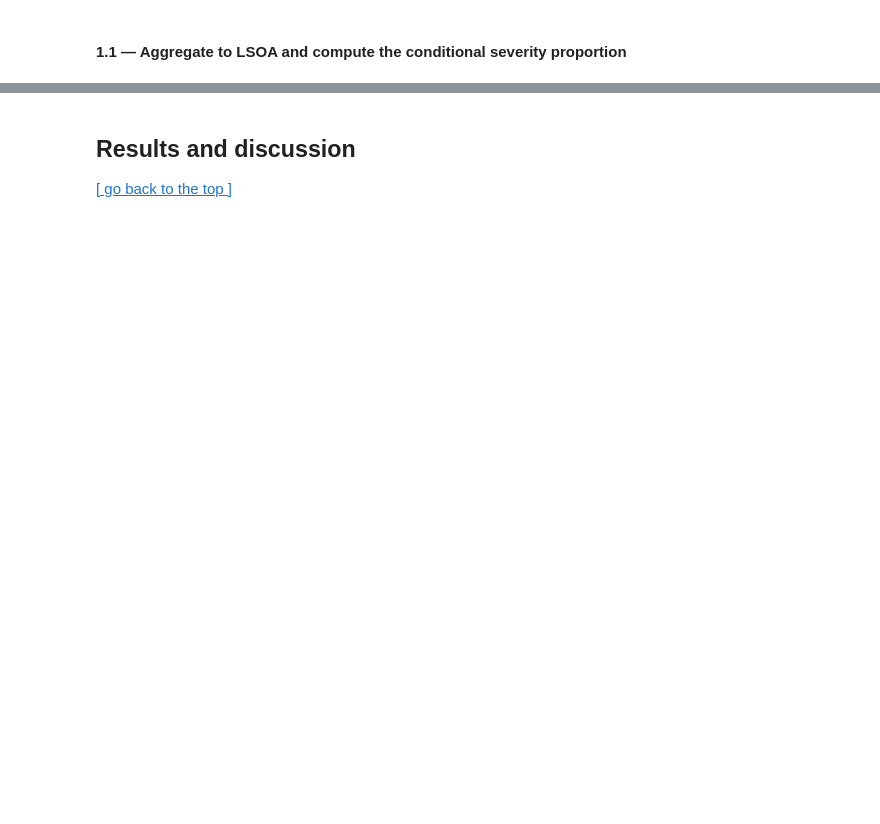
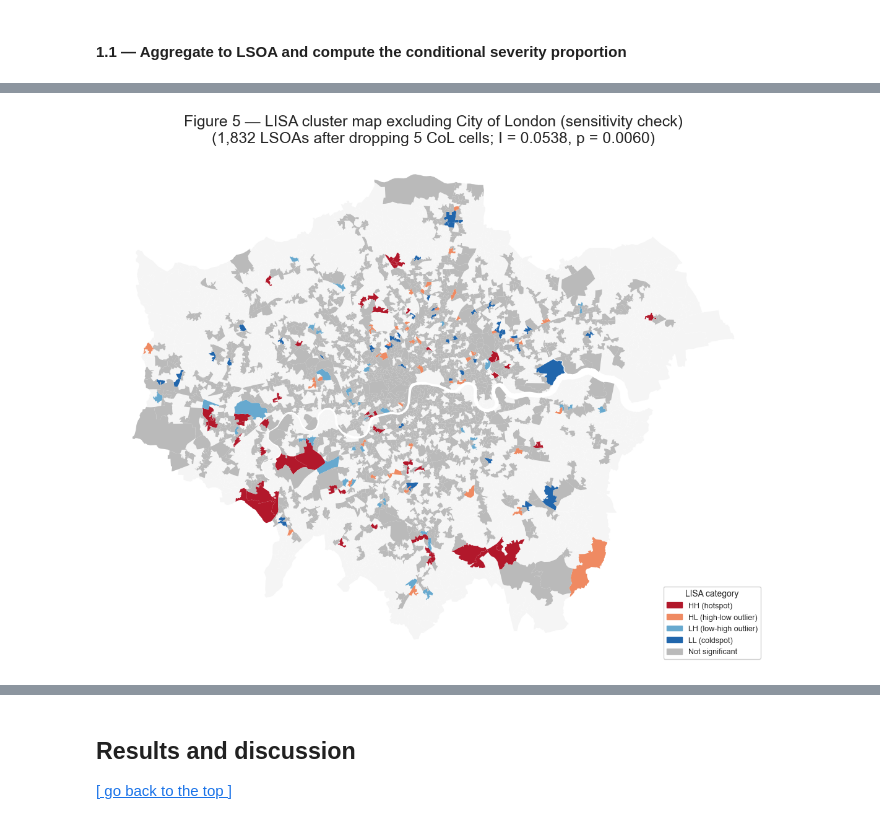
Before and after one commit to Yuxiang2526/casa0006-vru-london, a Jupyter notebook: notebooks/analysis.ipynb, the cells around one changed output, grey strips where cells are left out. Cells and saved outputs as stored; diff of their text form; code cells hidden in the pictures; blank space fills up the shorter version.

```diff
--- a/notebooks/analysis.ipynb
+++ b/notebooks/analysis.ipynb
@@ -649,0 +597,82 @@ print(f"\nFigure 4c saved to: {fig_dir / 'fig04c_borough_choropleth.png'}")
+# %%
+# The City of London is an outlier in the LSOA frame: very low residential population yet extremely high day-time commuter density, inflating VRU casualty counts relative to its tiny resident base. To verify that the main LISA result is not driven by this atypical cell density, we re-run the global Moran's I and LISA classification on the analysis frame with City of London LSOAs (LAD11CD = E09000001) removed.
+
+# === Figure 5 — LISA cluster map excluding City of London (sensitivity) ===
+from libpysal.weights import fuzzy_contiguity
+
+# City of London = LAD11CD 'E09000001'
+COL_CODE = 'E09000001'
+mask_col = lsoa['LAD11CD'] == COL_CODE
+n_col = int(mask_col.sum())
+print(f"City of London LSOAs in analysis frame: {n_col}")
+
+# Build excluded-CoL frame
+lsoa_ex = lsoa.loc[~mask_col].reset_index(drop=True).copy()
+
+# Rebuild fuzzy queen-contiguity weights (same convention as main analysis)
+W_ex = fuzzy_contiguity(lsoa_ex, buffering=True, buffer=20, drop=True)
+W_ex.transform = "r"
+
+# Drop newly-isolated cells (CoL exclusion may strand neighbours)
+islands_ex = [k for k, v in W_ex.neighbors.items() if len(v) == 0]
+if islands_ex:
+    print(f"Dropping {len(islands_ex)} isolated LSOAs (post-CoL exclusion)")
+    lsoa_ex = lsoa_ex.drop(index=islands_ex).reset_index(drop=True)
+    W_ex = fuzzy_contiguity(lsoa_ex, buffering=True, buffer=20, drop=True)
+    W_ex.transform = "r"
+
+# Re-run global Moran's I and Local Moran (LISA) on the reduced frame
+mi_ex = Moran(lsoa_ex["severity_prop"].values, W_ex, permutations=999)
+mi_local_ex = Moran_Local(lsoa_ex["severity_prop"].values, W_ex,
+                          permutations=999, seed=SEED)
+
+sig_ex = mi_local_ex.p_sim < SIGNIF
+labels_ex = np.where(
+    sig_ex,
+    np.vectorize(quadrant_label.get)(mi_local_ex.q),
+    "Not significant",
+)
+lsoa_ex["lisa_cluster"] = labels_ex
+
+print()
+print("=== Sensitivity: with vs without City of London ===")
+print(f"  Main analysis  (with CoL):    I = {mi.I:.4f}, p = {mi.p_sim:.4f}, N = {W.n:,}")
+print(f"  Excluding CoL              :  I = {mi_ex.I:.4f}, p = {mi_ex.p_sim:.4f}, N = {W_ex.n:,}")
+delta_pct = (mi_ex.I / mi.I - 1) * 100 if abs(mi.I) > 1e-9 else 0.0
+print(f"  Delta in Moran's I:           {mi_ex.I - mi.I:+.4f}  ({delta_pct:+.1f}% relative)")
+print()
+print("LISA category counts (with CoL  ->  without CoL):")
+for cat in ["HH (hotspot)", "HL (high-low outlier)", "LH (low-high outlier)",
+            "LL (coldspot)", "Not significant"]:
+    n_main = int((lsoa["lisa_cluster"] == cat).sum())
+    n_ex   = int((lsoa_ex["lisa_cluster"] == cat).sum())
+    print(f"  {cat:<22s} {n_main:>5d}  ->  {n_ex:>5d}")
+
+# === Figure 5: LISA cluster map (excluding CoL) ===
+fig, ax = plt.subplots(figsize=(11, 11))
+
+# Background: full London geometry (excluded LSOAs in light grey)
+lsoa_full_geom.plot(ax=ax, color="#f5f5f5", edgecolor="white", linewidth=0.1)
+
+# Foreground: excluded-CoL LISA clusters
+for label, color in cluster_colors.items():
+    subset = lsoa_ex[lsoa_ex["lisa_cluster"] == label]
+    if len(subset) > 0:
+        subset.plot(ax=ax, color=color, edgecolor="none", label=label)
+
+ax.set_title(
+    f"Figure 5 — LISA cluster map excluding City of London (sensitivity check)\n"
+    f"({W_ex.n:,} LSOAs after dropping {n_col} CoL cells; "
+    f"I = {mi_ex.I:.4f}, p = {mi_ex.p_sim:.4f})",
+    fontsize=18, pad=10,
+)
+import matplotlib.patches as mpatches
+_lisa_handles = [mpatches.Patch(color=c, label=l) for l, c in cluster_colors.items()]
+ax.legend(handles=_lisa_handles, loc="lower right", title="LISA category",
+          framealpha=0.9, fontsize=9)
+ax.set_axis_off()
+
+plt.tight_layout()
+plt.savefig(fig_dir / "fig05_lisa_excluding_col.png", bbox_inches="tight")
+plt.show()
+# %% [output]
@@ -649,0 +692 @@ print(f"\nFigure 4c saved to: {fig_dir / 'fig04c_borough_choropleth.png'}")
+[figure, added]
```
Also changed, not shown: parts of 79 cells of this notebook, 16 other files.
